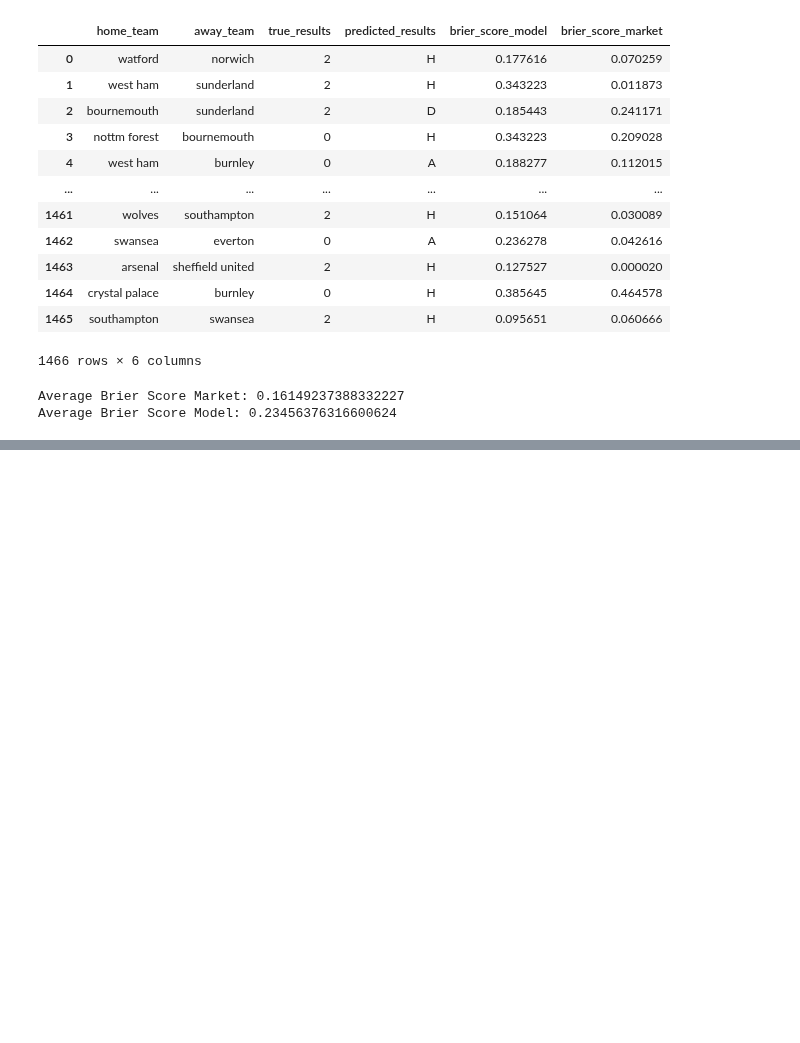
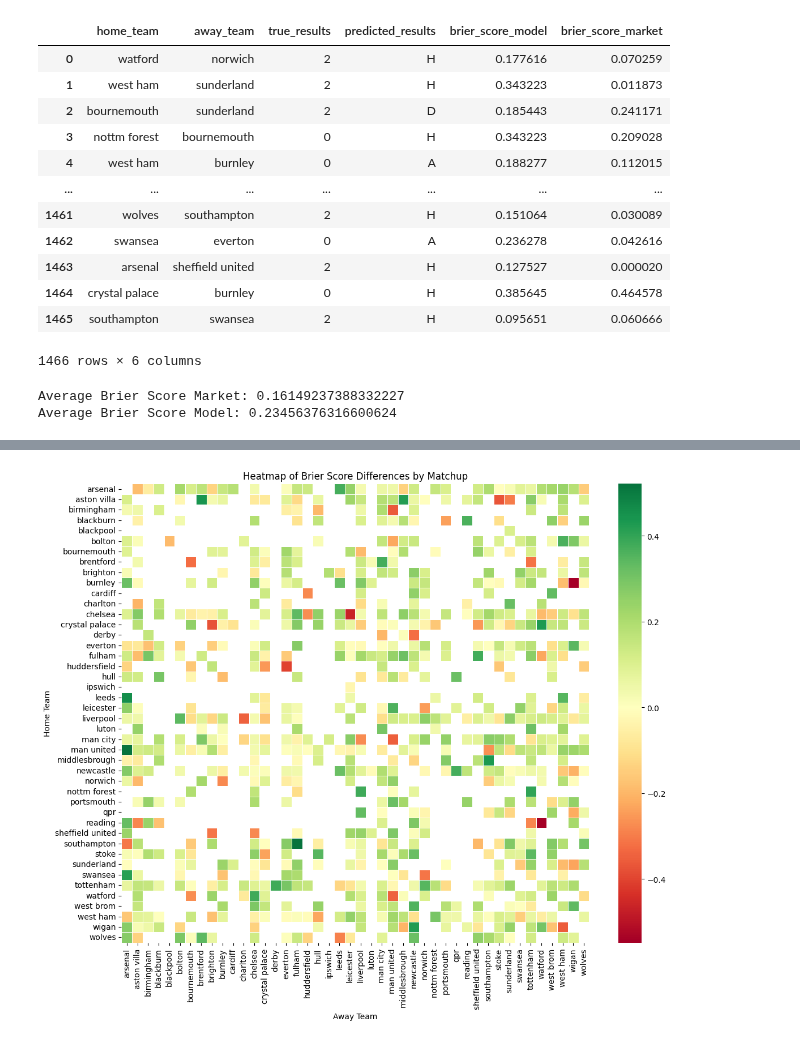
Before and after one commit to RuiFSP/Premier-League-Football, a Jupyter notebook: notebooks/05_back_testing_market.ipynb, the cells around one changed output, grey strips where cells are left out. Saved outputs shown, nothing was run; the diff lists cells and outputs as text; code cells hidden in the pictures; blank space fills up the shorter version.

```diff
--- a/notebooks/05_back_testing_market.ipynb
+++ b/notebooks/05_back_testing_market.ipynb
@@ -176,0 +223,16 @@ Average Brier Score Model: 0.23456376316600624
+# %%
+import seaborn as sns
+
+# Pivot table for heatmap
+heatmap_data = team_names.pivot_table(index='home_team', columns='away_team', values='brier_score_difference', aggfunc='mean')
+
+# Plot heatmap
+plt.figure(figsize=(12, 10))
+sns.heatmap(heatmap_data, annot=False, cmap='RdYlGn', center=0, linewidths=.5)
+plt.title('Heatmap of Brier Score Differences by Matchup')
+plt.xlabel('Away Team')
+plt.ylabel('Home Team')
+plt.tight_layout()
+plt.show()
+# %% [output]
+[figure, added]
```
Also changed, not shown: parts of 3 cells of this notebook, 3 other files.
